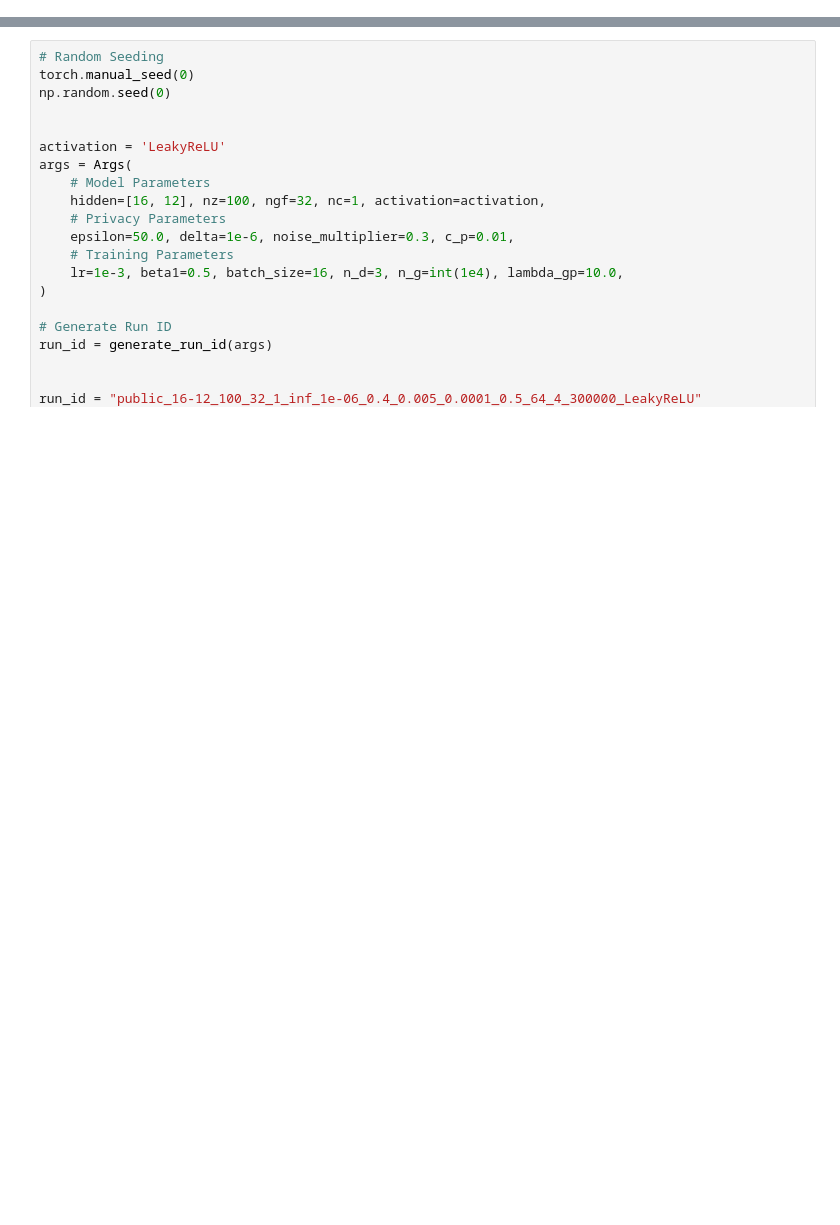
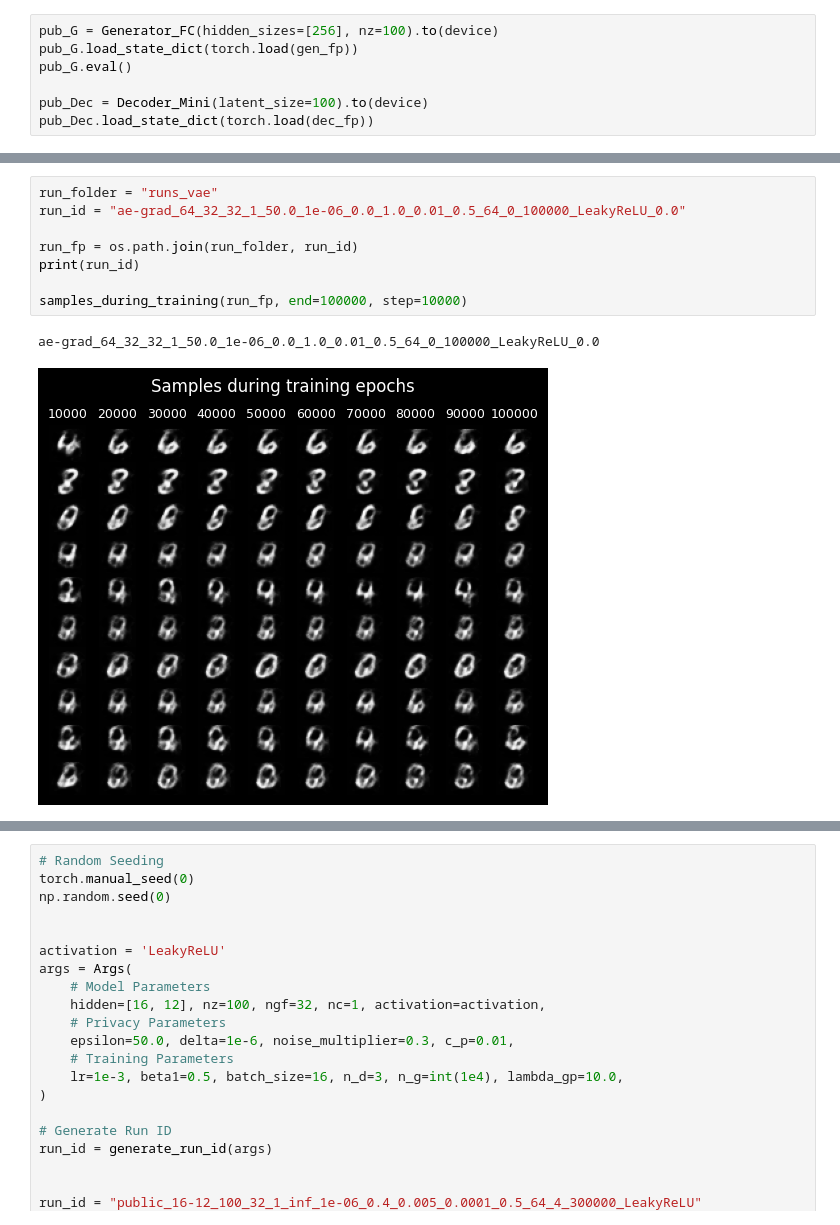
Before and after one commit to JasonTang99/p2, a Jupyter notebook: testing.ipynb, the cells around one changed output, grey strips where cells are left out. Cells and saved outputs as stored; diff of their text form; blank space fills up the shorter version.

```diff
--- a/testing.ipynb
+++ b/testing.ipynb
@@ -28,3 +30,10 @@ from metrics import get_IS, get_FID
 
 # Device Configuration
 device = torch.device("cuda" if torch.cuda.is_available() else "cpu")
+# %%
+pub_G = Generator_FC(hidden_sizes=[256], nz=100).to(device)
+pub_G.load_state_dict(torch.load(gen_fp))
+pub_G.eval()
+
+pub_Dec = Decoder_Mini(latent_size=100).to(device)
+pub_Dec.load_state_dict(torch.load(dec_fp))
@@ -49,0 +125,11 @@ def generate_samples(G, args):
+# %%
+run_folder = "runs_vae"
+run_id = "ae-grad_64_32_32_1_50.0_1e-06_0.0_1.0_0.01_0.5_64_0_100000_LeakyReLU_0.0"
+
+run_fp = os.path.join(run_folder, run_id)
+print(run_id)
+
+samples_during_training(run_fp, end=100000, step=10000)
+# %% [output]
+ae-grad_64_32_32_1_50.0_1e-06_0.0_1.0_0.01_0.5_64_0_100000_LeakyReLU_0.0
+[figure, added]
```
Also changed, not shown: parts of 14 cells of this notebook, 8 other files.
